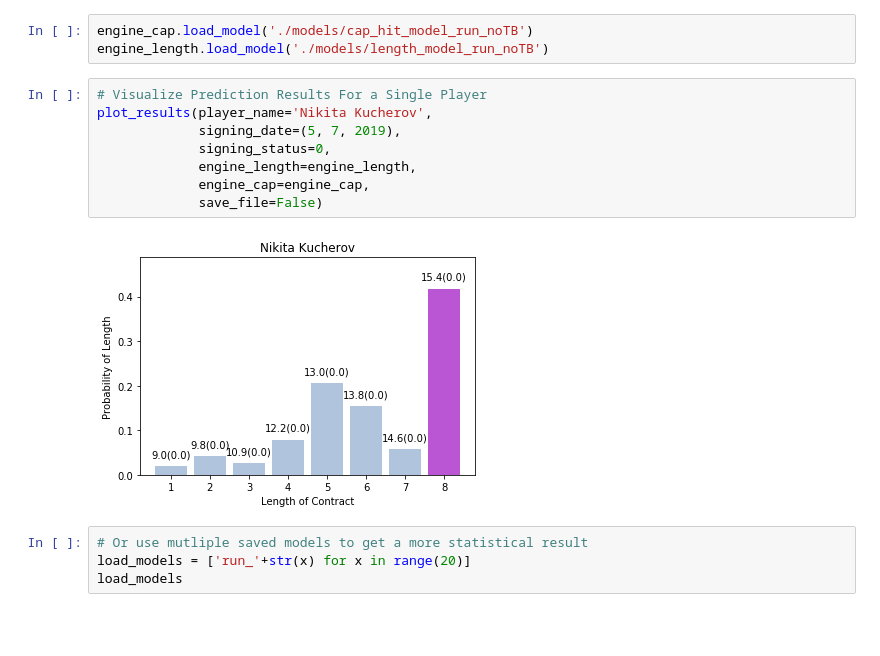
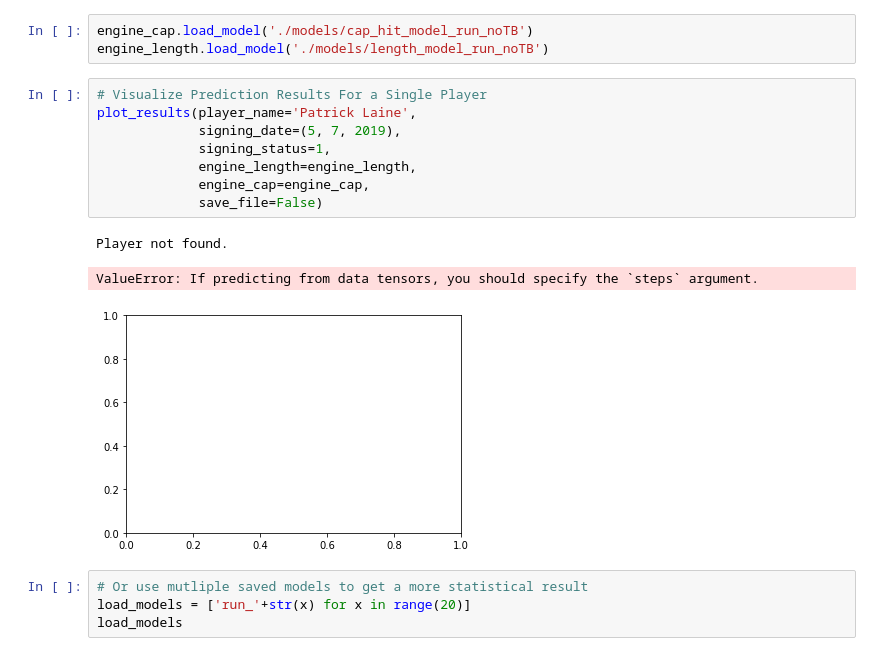
Before and after one commit to lindsay-forestell/MiniProjects, a Jupyter notebook: NHL/training.ipynb, the cells around one changed output. Drawn from its saved outputs; the diff is of its cells as text; blank space fills up the shorter version.

```diff
--- a/NHL/training.ipynb
+++ b/NHL/training.ipynb
@@ -474,14 +328,16 @@ engine_cap.load_model('./models/cap_hit_model_run_noTB')
 engine_length.load_model('./models/length_model_run_noTB')
 # %%
 # Visualize Prediction Results For a Single Player
-plot_results(player_name='Nikita Kucherov',
+plot_results(player_name='Patrick Laine',
              signing_date=(5, 7, 2019),
-             signing_status=0,
+             signing_status=1,
              engine_length=engine_length,
              engine_cap=engine_cap,
              save_file=False)
 # %% [output]
+Player not found.
+ValueError: If predicting from data tensors, you should specify the `steps` argument.
-[figure, old version]
+[figure, new version]
 # %%
 # Or use mutliple saved models to get a more statistical result
 load_models = ['run_'+str(x) for x in range(20)]
```
Also changed, not shown: parts of 5 cells of this notebook, 57 other files.
